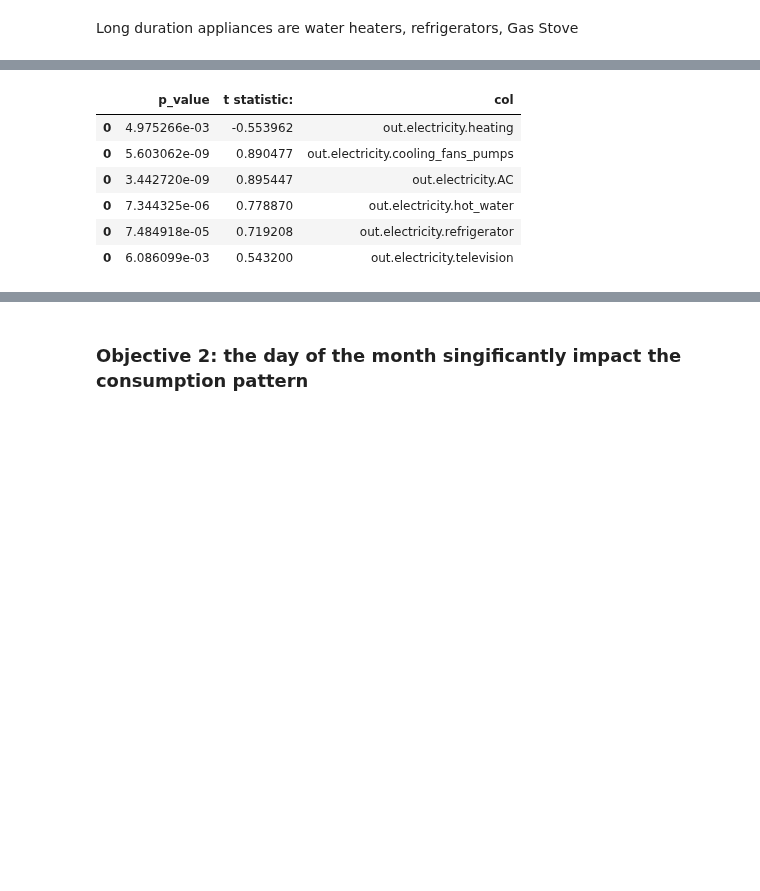
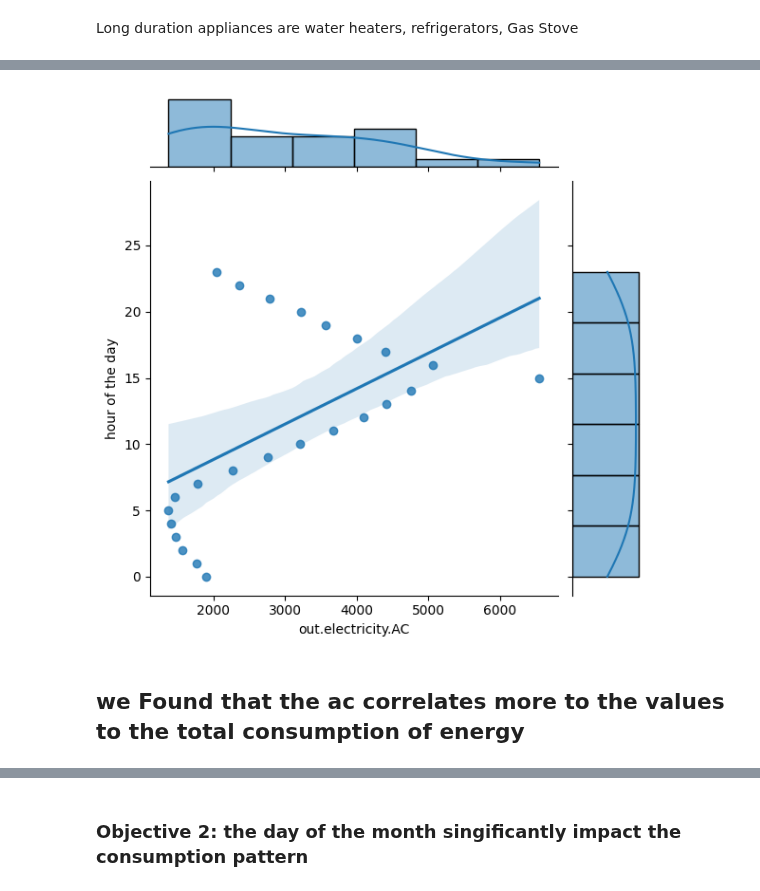
Before and after one commit to 1nuc/load-profile-decomposition, a Jupyter notebook: src/Customer_analysis/run.ipynb, the cells around one changed output, grey strips where cells are left out. Drawn from its saved outputs; the diff is of its cells as text; code cells hidden in the pictures; blank space fills up the shorter version.

```diff
--- a/src/Customer_analysis/run.ipynb
+++ b/src/Customer_analysis/run.ipynb
@@ -113,26 +113,26 @@ display_totals(long_duration)
 from scipy import stats
 ## finding the device that has the most relation with the total cost
 # apply Pearson correlation to find which appliance contribute more to the total consumption
-def t_test_long(df):
+def test_long(df):
     cols=[col for col in df.columns if col.startswith('out.electricity') and col != "out.electricity.total"]
     arr=[]
     for col in cols:
         p_corr, p_val=stats.pearsonr(df[col], df['out.electricity.total'])
         df_test=pd.DataFrame({
         "p_value":[p_val],
-        "pearson correlation:" : [p_],
+        "pearson correlation:" : [p_corr],
         "col": [col]})
         arr.append(df_test)
     return pd.concat(arr)
-t_test_long(long_duration)
+test_long(long_duration)
-# %% [output]
-|  | p_value | t statistic: | col |
-| 0 | 4.975266e-03 | -0.553962 | out.electricity.heating |
-| 0 | 5.603062e-09 | 0.890477 | out.electricity.cooling_fans_pumps |
-| 0 | 3.442720e-09 | 0.895447 | out.electricity.AC |
-| 0 | 7.344325e-06 | 0.778870 | out.electricity.hot_water |
-| 0 | 7.484918e-05 | 0.719208 | out.electricity.refrigerator |
-| 0 | 6.086099e-03 | 0.543200 | out.electricity.television |
+# %%
+def display_totals(df):
+    sns.jointplot(data=df, x='out.electricity.AC', y='hour of the day', kind='reg')
+display_totals(long_duration)
+# %% [output]
+[figure, added]
+# %% [markdown]
+## we Found that the ac correlates more to the values to the total consumption of energy
 # %%
 # visualizing long duration devices per each hour of the day by having a barplot
 def long_dev_hourly(df):
```
Also changed, not shown: parts of 6 cells of this notebook.
